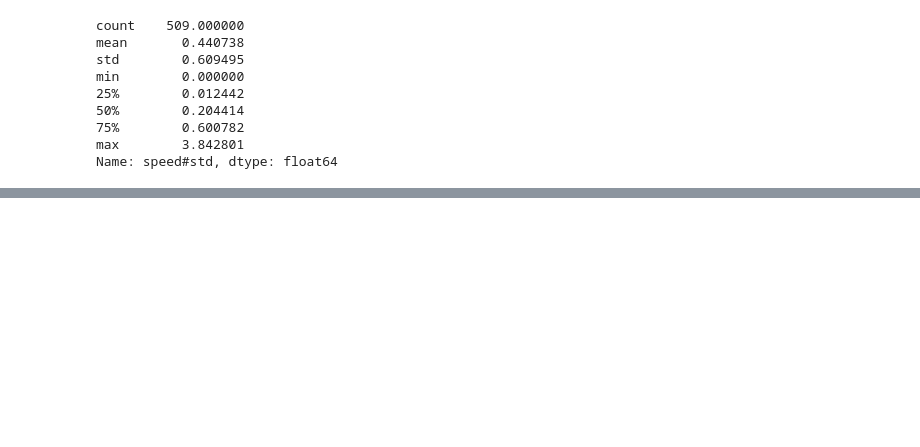
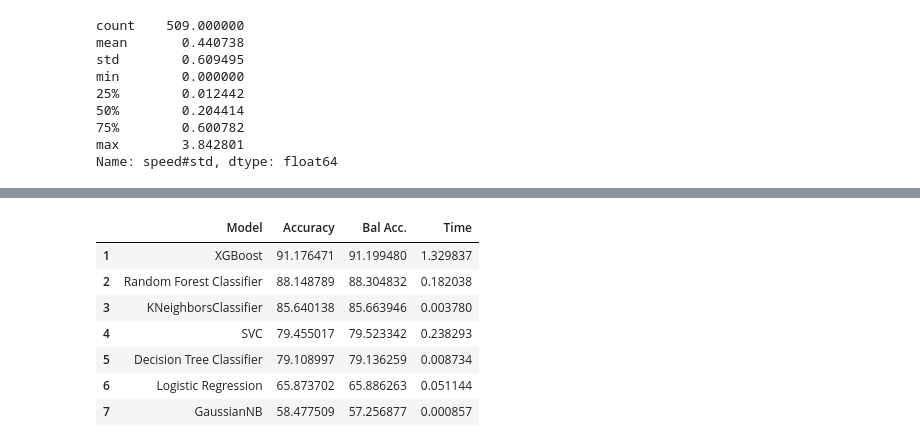
Before and after one commit to fayyoz24/Build_week2, a Jupyter notebook: eda.ipynb, the cells around one changed output, grey strips where cells are left out. Drawn from its saved outputs; the diff is of its cells as text; code cells hidden in the pictures; blank space fills up the shorter version.

Commit message:
WIth Models

```diff
--- a/eda.ipynb
+++ b/eda.ipynb
@@ -470,0 +494,9 @@ last_data.to_csv('last.csv', index=False)
+# %%
+from sklearn.model_selection import train_test_split
+
+x_train, x_test, y_train, y_test = train_test_split(x, y, test_size=0.2, random_state=42)
+# %%
+from sklearn.preprocessing import StandardScaler, LabelEncoder
+scaler = StandardScaler()
+x_train_scaled = scaler.fit_transform(x_train)
+x_test_scaled = scaler.transform(x_test)
@@ -470,0 +516,36 @@ last_data.to_csv('last.csv', index=False)
+# %%
+tree_classifiers = {
+  "GaussianNB": GaussianNB(),
+  "Logistic Regression":   LogisticRegression(max_iter=2000),
+  "Decision Tree Classifier": tree.DecisionTreeClassifier(random_state=1),
+  "KNeighborsClassifier":      KNeighborsClassifier(),
+  "Random Forest Classifier":       RandomForestClassifier(random_state=1),
+  "SVC":      SVC(probability = True),
+  "XGBoost":       XGBClassifier(random_state = 1),
+  }
+# %%
+results = pd.DataFrame({'Model': [], 'Accuracy': [], 'Bal Acc.': [], 'Time': []})
+
+x_train, x_test, y_train, y_test = model_selection.train_test_split(x_train_scaled, y_train, train_size=0.3, stratify=y_train, random_state=0)
+results = pd.DataFrame({'Model': [], 'Accuracy': [], 'Bal Acc.': [], 'Time': []})
+for model_name, model in tree_classifiers.items():
+
+    start_time = time.time()
+    model.fit(x_train, y_train)
+    total_time = time.time() - start_time
+
+    pred = model.predict(x_test)
+
+    results = results.append({"Model":    model_name,
+                              "Accuracy": metrics.accuracy_score(y_test, pred)*100,
+                              "Bal Acc.": metrics.balanced_accuracy_score(y_test, pred)*100,
+                              "Time":     total_time},
+                              ignore_index=True)
+
+
+
+
+results_ord = results.sort_values(by=['Accuracy'], ascending=False, ignore_index=True)
+results_ord.index += 1
+results_ord.style.bar(subset=['Accuracy', 'Bal Acc.'], vmin=0, vmax=100, color='#5fba7d')
+# %% [output]
@@ -470,0 +553,8 @@ last_data.to_csv('last.csv', index=False)
+|  | Model | Accuracy | Bal Acc. | Time |
+| 1 | XGBoost | 91.176471 | 91.199480 | 1.329837 |
+| 2 | Random Forest Classifier | 88.148789 | 88.304832 | 0.182038 |
+| 3 | KNeighborsClassifier | 85.640138 | 85.663946 | 0.003780 |
+| 4 | SVC | 79.455017 | 79.523342 | 0.238293 |
+| 5 | Decision Tree Classifier | 79.108997 | 79.136259 | 0.008734 |
+| 6 | Logistic Regression | 65.873702 | 65.886263 | 0.051144 |
+| 7 | GaussianNB | 58.477509 | 57.256877 | 0.000857 |
```
Also changed, not shown: parts of 19 cells of this notebook, 1 other file.
